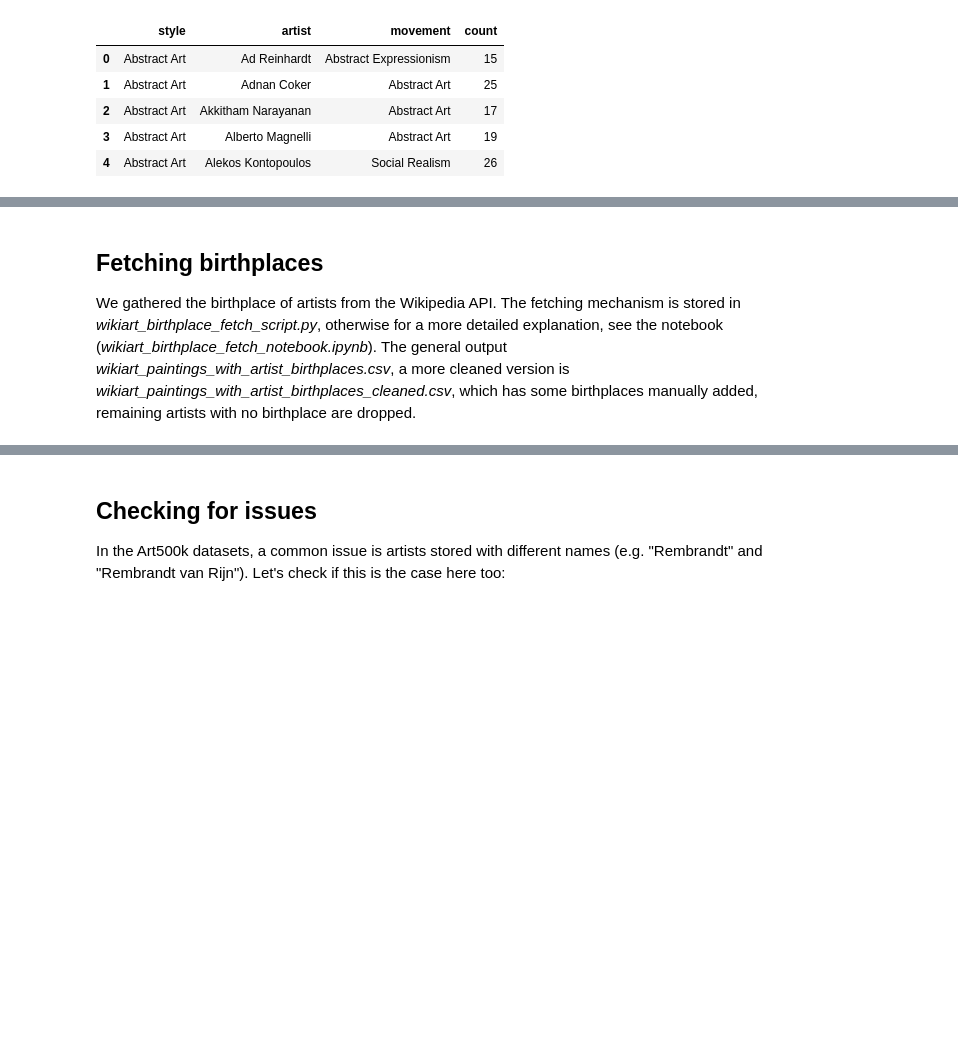
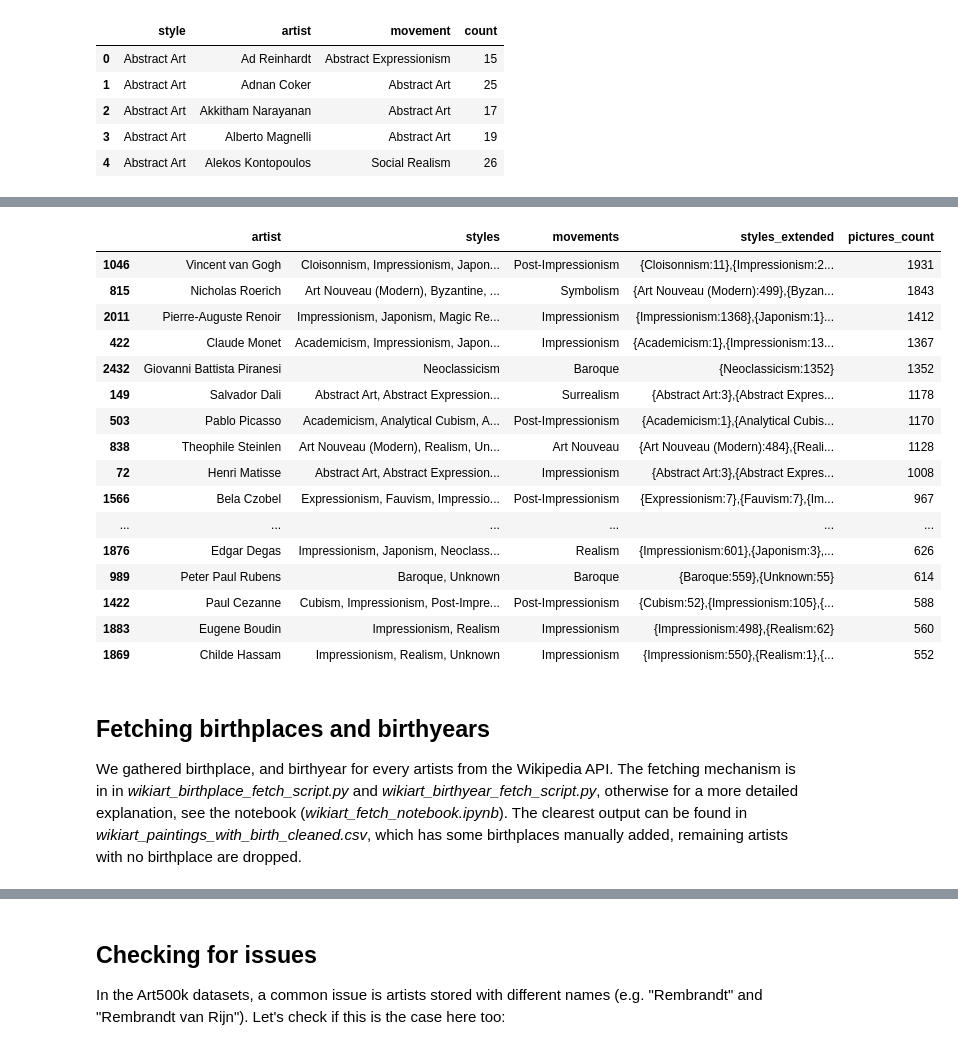
Before and after one commit to me9hanics/ArtProject, a Jupyter notebook: wikiart.ipynb, the cells around one changed output, grey strips where cells are left out. Cells and saved outputs as stored; diff of their text form; code cells hidden in the pictures; blank space fills up the shorter version.

```diff
--- a/wikiart.ipynb
+++ b/wikiart.ipynb
@@ -106,3 +109,17 @@ print("Unknown styles amount per artist:\n", (df2_grouped2[df2_grouped2['style']
 # %%
 # Save to csv
 df2_grouped2.to_csv('datasets/wikiart_artists_styles_grouped.csv', index=False)
+# %%
+df2_grouped2 = pd.read_csv('datasets/wikiart_artists_styles_grouped.csv')
+artists_A = pd.DataFrame(df2_grouped2['artist'].unique())
+artists_A.columns = ['artist']
+# %%
+def concat_all_attribute_values_per_artist(df,artist_name , attribute_name):
+    return df[attribute_name][df['artist']==artist_name].str.cat(sep=', ')
+
+def concat_unique_attribute_values_per_artist(df,artist_name , attribute_name):
+    return pd.Series(df[attribute_name][df['artist']==artist_name].unique()).str.cat(sep=', ')
+
+artists_A['styles'] = [concat_all_attribute_values_per_artist(df2_grouped2, artist_name, 'style') for artist_name in artists_A['artist']]
+artists_A['movement'] = [concat_unique_attribute_values_per_artist(df2_grouped2, artist_name, 'movement') for artist_name in artists_A['artist']]
+artists_A
@@ -108,0 +140,31 @@ df2_grouped2.to_csv('datasets/wikiart_artists_styles_grouped.csv', index=False)
+# %%
+def concat_attributes_with_count(df = df2_grouped2, artist_name = None, attribute_name=None):
+    full_text =''
+    for attr in df[df['artist']==artist_name][attribute_name]:
+        string = '{'+attr+':'+str(df[df['artist']==artist_name][df[attribute_name]==attr]['count'].reset_index(drop=True)[0])+'}'
+        full_text = full_text + string + ','
+    return full_text[:-1]
+
+artists_A['styles_extended']=[concat_attributes_with_count(df2_grouped2, artist_name, 'style') for artist_name in artists_A['artist']]
+# %%
+#Add sum of counts
+artists_A['pictures_count'] = [sum(df2_grouped2[df2_grouped2['artist']==artist_name]['count']) for artist_name in artists_A['artist']]
+artists_A.sort_values(by=['pictures_count'], ascending=False).head(25)
+# %% [output]
+|  | artist | styles | movements | styles_extended | pictures_count |
+| 1046 | Vincent van Gogh | Cloisonnism, Impressionism, Japon... | Post-Impressionism | {Cloisonnism:11},{Impressionism:2... | 1931 |
+| 815 | Nicholas Roerich | Art Nouveau (Modern), Byzantine, ... | Symbolism | {Art Nouveau (Modern):499},{Byzan... | 1843 |
+| 2011 | Pierre-Auguste Renoir | Impressionism, Japonism, Magic Re... | Impressionism | {Impressionism:1368},{Japonism:1}... | 1412 |
+| 422 | Claude Monet | Academicism, Impressionism, Japon... | Impressionism | {Academicism:1},{Impressionism:13... | 1367 |
+| 2432 | Giovanni Battista Piranesi | Neoclassicism | Baroque | {Neoclassicism:1352} | 1352 |
+| 149 | Salvador Dali | Abstract Art, Abstract Expression... | Surrealism | {Abstract Art:3},{Abstract Expres... | 1178 |
+| 503 | Pablo Picasso | Academicism, Analytical Cubism, A... | Post-Impressionism | {Academicism:1},{Analytical Cubis... | 1170 |
+| 838 | Theophile Steinlen | Art Nouveau (Modern), Realism, Un... | Art Nouveau | {Art Nouveau (Modern):484},{Reali... | 1128 |
+| 72 | Henri Matisse | Abstract Art, Abstract Expression... | Impressionism | {Abstract Art:3},{Abstract Expres... | 1008 |
+| 1566 | Bela Czobel | Expressionism, Fauvism, Impressio... | Post-Impressionism | {Expressionism:7},{Fauvism:7},{Im... | 967 |
+| ... | ... | ... | ... | ... | ... |
+| 1876 | Edgar Degas | Impressionism, Japonism, Neoclass... | Realism | {Impressionism:601},{Japonism:3},... | 626 |
+| 989 | Peter Paul Rubens | Baroque, Unknown | Baroque | {Baroque:559},{Unknown:55} | 614 |
+| 1422 | Paul Cezanne | Cubism, Impressionism, Post-Impre... | Post-Impressionism | {Cubism:52},{Impressionism:105},{... | 588 |
+| 1883 | Eugene Boudin | Impressionism, Realism | Impressionism | {Impressionism:498},{Realism:62} | 560 |
+| 1869 | Childe Hassam | Impressionism, Realism, Unknown | Impressionism | {Impressionism:550},{Realism:1},{... | 552 |
@@ -109,5 +173,5 @@ df2_grouped2.to_csv('datasets/wikiart_artists_styles_grouped.csv', index=False)
 # %% [markdown]
-## Fetching birthplaces
-We gathered the birthplace of artists from the Wikipedia API.
-The fetching mechanism is stored in *wikiart_birthplace_fetch_script.py*, otherwise for a more detailed explanation, see the notebook (*wikiart_birthplace_fetch_notebook.ipynb*). The general output *wikiart_paintings_with_artist_birthplaces.csv*, a more cleaned version is *wikiart_paintings_with_artist_birthplaces_cleaned.csv*, which has some birthplaces manually added, remaining artists with no birthplace are dropped.
+## Fetching birthplaces and birthyears
+We gathered birthplace, and birthyear for every artists from the Wikipedia API.
+The fetching mechanism is in in *wikiart_birthplace_fetch_script.py* and *wikiart_birthyear_fetch_script.py*, otherwise for a more detailed explanation, see the notebook (*wikiart_fetch_notebook.ipynb*). The clearest output can be found in *wikiart_paintings_with_birth_cleaned.csv*, which has some birthplaces manually added, remaining artists with no birthplace are dropped.
 # %%
```
Also changed, not shown: parts of 12 cells of this notebook, 3 other files.
